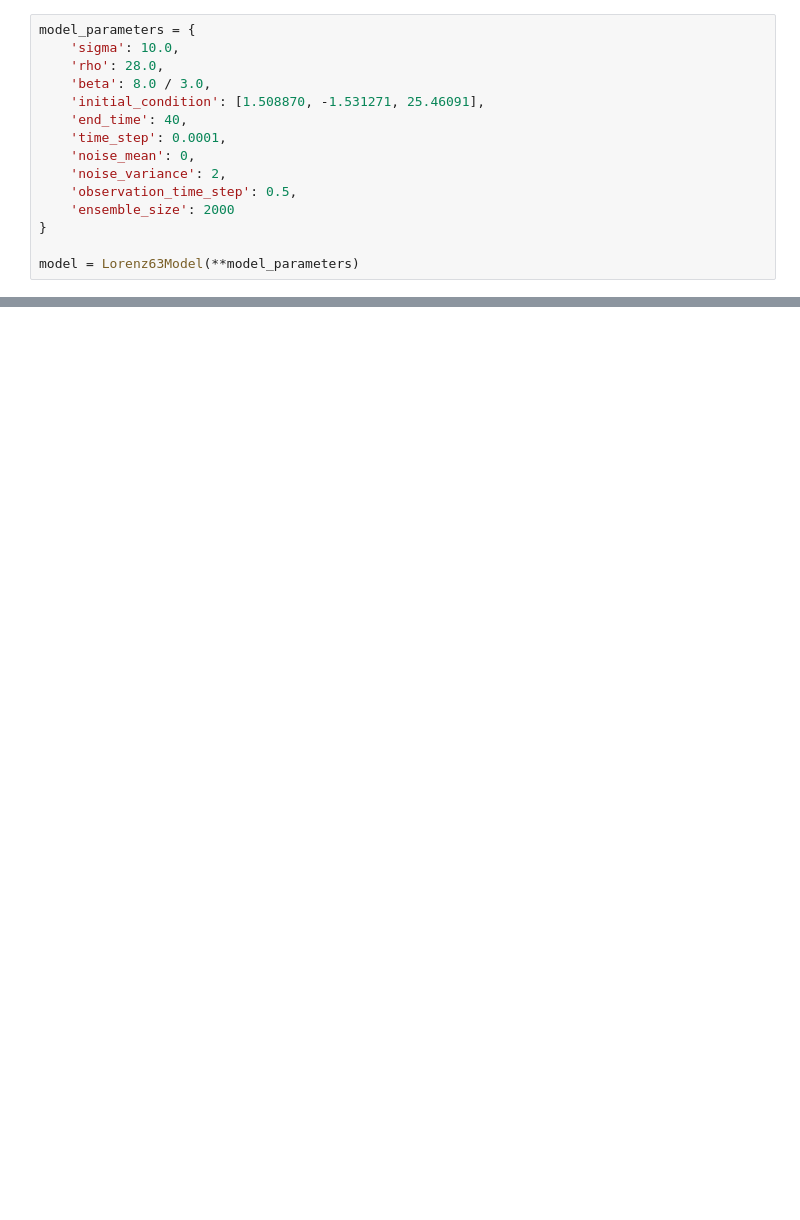
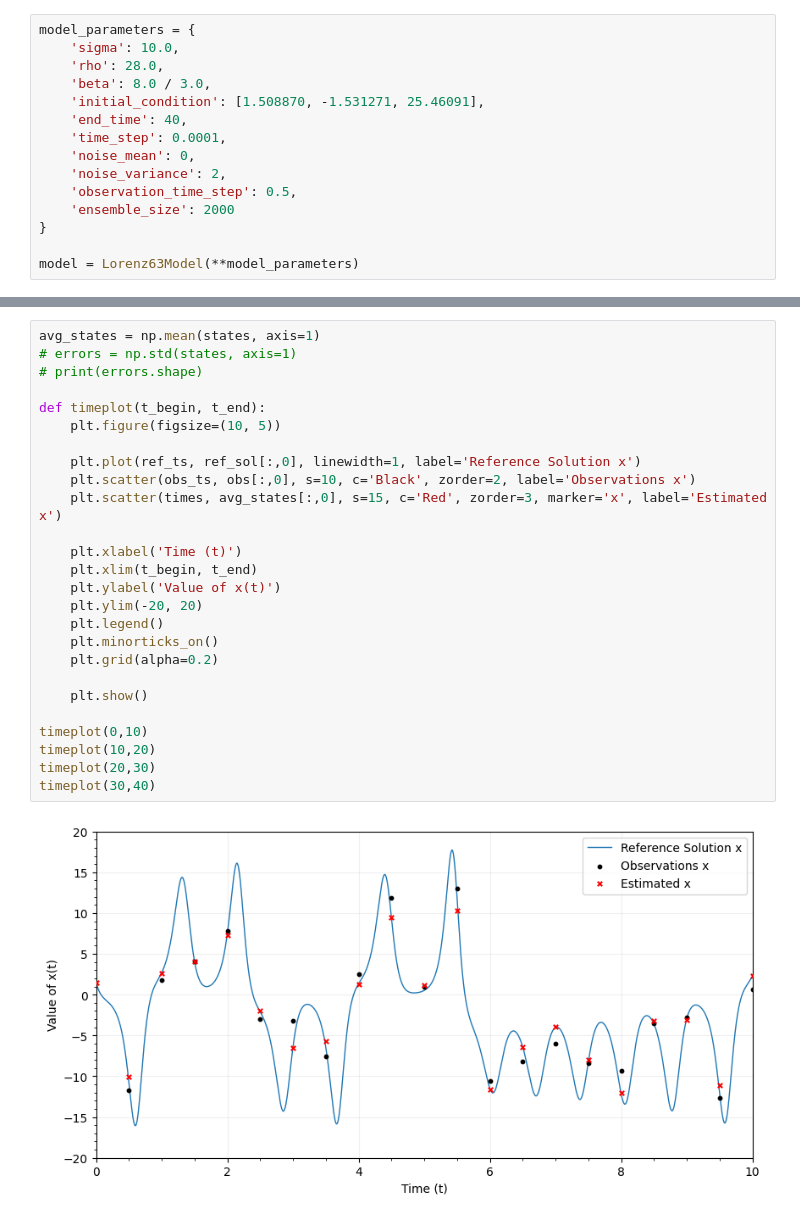
Before and after one commit to briannabinder/data_assimilation, a Jupyter notebook: notebooks/Lorenz63.ipynb, the cells around one changed output, grey strips where cells are left out. Cells and saved outputs as stored; diff of their text form; blank space fills up the shorter version.

```diff
--- a/notebooks/Lorenz63.ipynb
+++ b/notebooks/Lorenz63.ipynb
@@ -97,0 +100,28 @@ observation = [-9.08199626  0.32479805 31.93886256]
+# %%
+avg_states = np.mean(states, axis=1)
+# errors = np.std(states, axis=1)
+# print(errors.shape)
+
+def timeplot(t_begin, t_end):
+    plt.figure(figsize=(10, 5))
+
+    plt.plot(ref_ts, ref_sol[:,0], linewidth=1, label='Reference Solution x')
+    plt.scatter(obs_ts, obs[:,0], s=10, c='Black', zorder=2, label='Observations x')
+    plt.scatter(times, avg_states[:,0], s=15, c='Red', zorder=3, marker='x', label='Estimated x')
+
+    plt.xlabel('Time (t)')
+    plt.xlim(t_begin, t_end)
+    plt.ylabel('Value of x(t)')
+    plt.ylim(-20, 20)
+    plt.legend()
+    plt.minorticks_on()
+    plt.grid(alpha=0.2)
+
+    plt.show()
+
+timeplot(0,10)
+timeplot(10,20)
+timeplot(20,30)
+timeplot(30,40)
+# %% [output]
+[figure, added]
```
Also changed, not shown: parts of 7 cells of this notebook, 1 other file.
